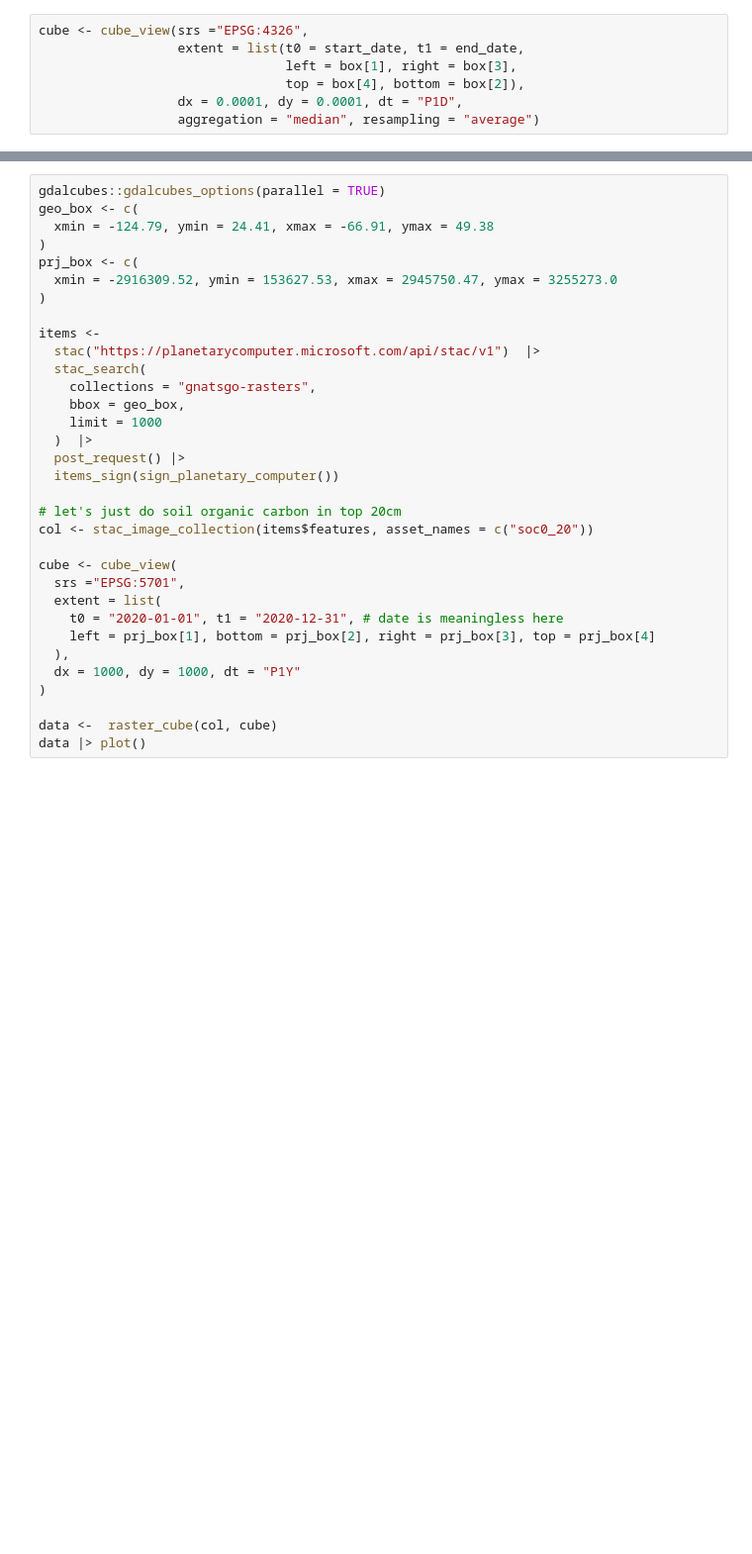
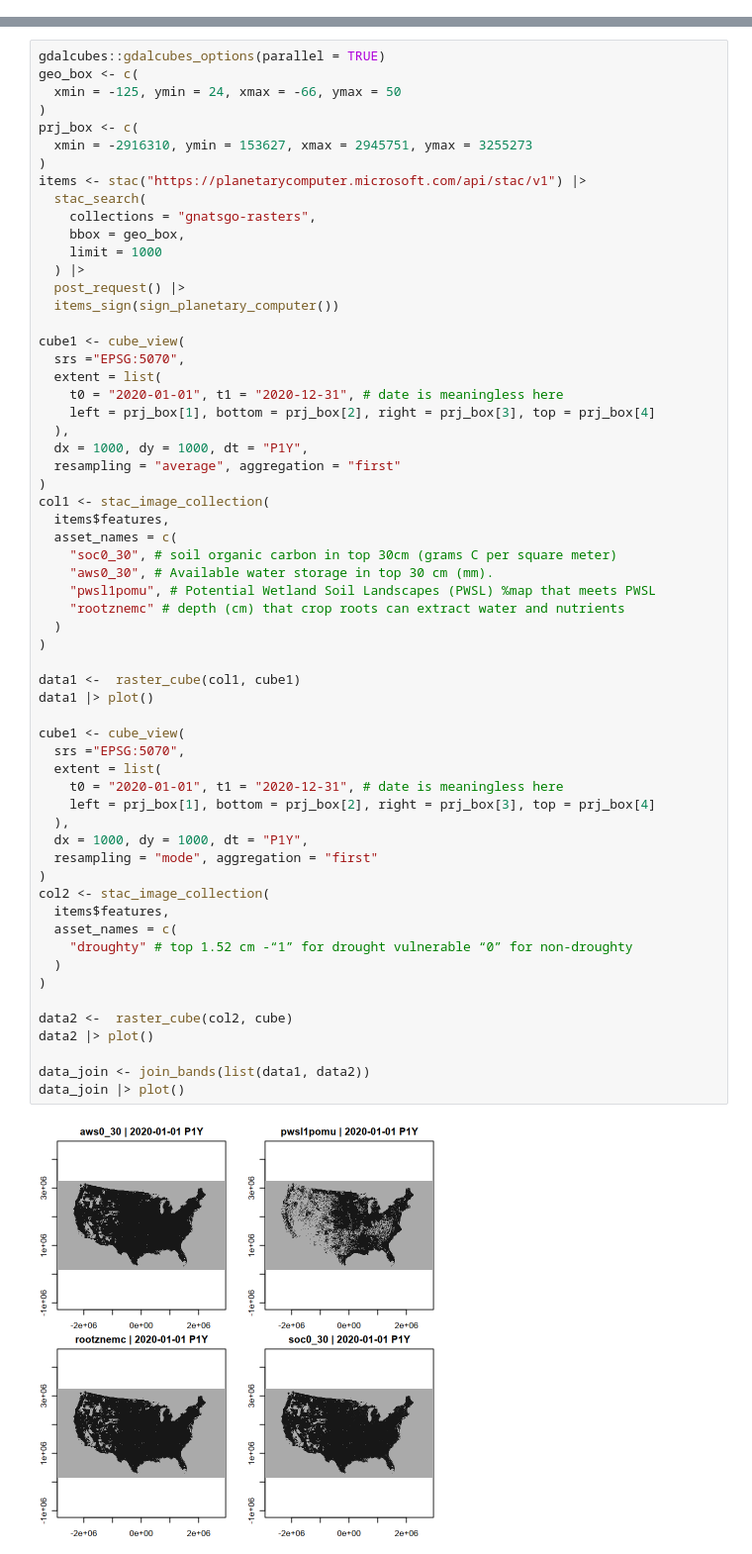
Before and after one commit to CU-ESIIL/biotic_niche_modeling, a Jupyter notebook: processing/gis/gis.ipynb, the cells around one changed output, grey strips where cells are left out. Shown at 99% size. Saved outputs shown, nothing was run; the diff lists cells and outputs as text; blank space fills up the shorter version.

Commit message:
got the surrgo data working

```diff
--- a/processing/gis/gis.ipynb
+++ b/processing/gis/gis.ipynb
@@ -4,7 +10,0 @@ library("rstac")
-# %%
-cube <- cube_view(srs ="EPSG:4326",
-                  extent = list(t0 = start_date, t1 = end_date,
-                                left = box[1], right = box[3],
-                                top = box[4], bottom = box[2]),
-                  dx = 0.0001, dy = 0.0001, dt = "P1D",
-                  aggregation = "median", resampling = "average")
@@ -38,33 +11,62 @@ data |> plot()
 # %%
 gdalcubes::gdalcubes_options(parallel = TRUE)
 geo_box <- c(
-  xmin = -124.79, ymin = 24.41, xmax = -66.91, ymax = 49.38
+  xmin = -125, ymin = 24, xmax = -66, ymax = 50
 )
 prj_box <- c(
-  xmin = -2916309.52, ymin = 153627.53, xmax = 2945750.47, ymax = 3255273.0
+  xmin = -2916310, ymin = 153627, xmax = 2945751, ymax = 3255273
 )
-
-items <-
-  stac("https://planetarycomputer.microsoft.com/api/stac/v1")  |>
+items <- stac("https://planetarycomputer.microsoft.com/api/stac/v1") |>
   stac_search(
     collections = "gnatsgo-rasters",
     bbox = geo_box,
     limit = 1000
-  )  |>
+  ) |>
   post_request() |>
   items_sign(sign_planetary_computer())
 
-# let's just do soil organic carbon in top 20cm
-col <- stac_image_collection(items$features, asset_names = c("soc0_20"))
-
-cube <- cube_view(
-  srs ="EPSG:5701",
+cube1 <- cube_view(
+  srs ="EPSG:5070",
   extent = list(
     t0 = "2020-01-01", t1 = "2020-12-31", # date is meaningless here
     left = prj_box[1], bottom = prj_box[2], right = prj_box[3], top = prj_box[4]
   ),
-  dx = 1000, dy = 1000, dt = "P1Y"
+  dx = 1000, dy = 1000, dt = "P1Y",
+  resampling = "average", aggregation = "first"
+)
+col1 <- stac_image_collection(
+  items$features,
+  asset_names = c(
+    "soc0_30", # soil organic carbon in top 30cm (grams C per square meter)
+    "aws0_30", # Available water storage in top 30 cm (mm).
+    "pwsl1pomu", # Potential Wetland Soil Landscapes (PWSL) %map that meets PWSL
+    "rootznemc" # depth (cm) that crop roots can extract water and nutrients
+  )
 )
 
-data <-  raster_cube(col, cube)
-data |> plot()
+data1 <-  raster_cube(col1, cube1)
+data1 |> plot()
+
+cube1 <- cube_view(
+  srs ="EPSG:5070",
+  extent = list(
+    t0 = "2020-01-01", t1 = "2020-12-31", # date is meaningless here
+    left = prj_box[1], bottom = prj_box[2], right = prj_box[3], top = prj_box[4]
+  ),
+  dx = 1000, dy = 1000, dt = "P1Y",
+  resampling = "mode", aggregation = "first"
+)
+col2 <- stac_image_collection(
+  items$features,
+  asset_names = c(
+    "droughty" # top 1.52 cm -“1” for drought vulnerable “0” for non-droughty
+  )
+)
+
+data2 <-  raster_cube(col2, cube)
+data2 |> plot()
+
+data_join <- join_bands(list(data1, data2))
+data_join |> plot()
+# %% [output]
+[figure, added]
```
Also changed, not shown: parts of 6 cells of this notebook, 1 other file.
